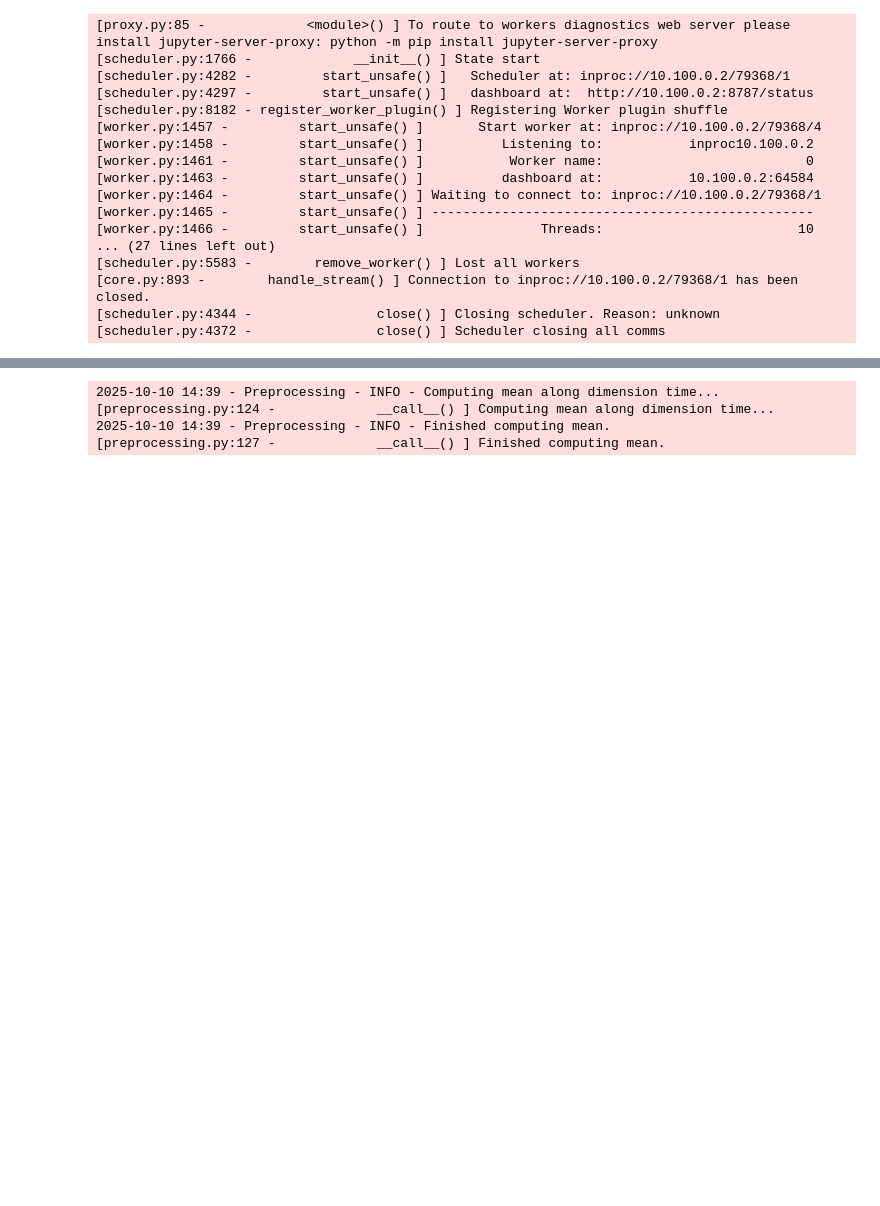
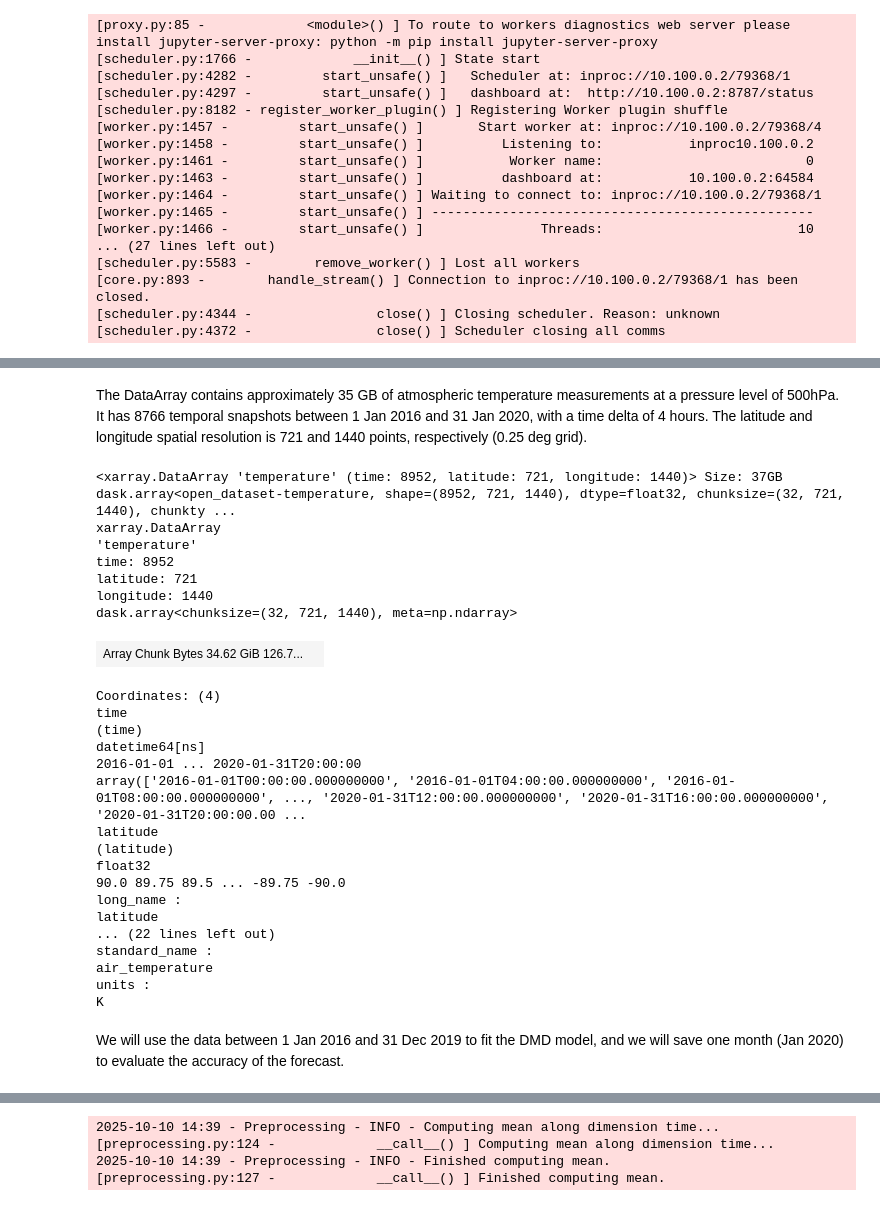
Before and after one commit to dsj976/svdrom, a Jupyter notebook: demos/dmd_demo.ipynb, the cells around one changed output, grey strips where cells are left out. Cells and saved outputs as stored; diff of their text form; code cells hidden in the pictures; blank space fills up the shorter version.

```diff
--- a/demos/dmd_demo.ipynb
+++ b/demos/dmd_demo.ipynb
@@ -40,2 +56,34 @@ X = open_dataarray(era5_path)
 [io.py:68 -       open_dataarray() ] Opening Xarray.DataArray from data/era5_slice.zarr.
+# %% [markdown]
+The DataArray contains approximately 35 GB of atmospheric temperature measurements at a pressure level of 500hPa. It has 8766 temporal snapshots between 1 Jan 2016 and 31 Jan 2020, with a time delta of 4 hours. The latitude and longitude spatial resolution is 721 and 1440 points, respectively (0.25 deg grid).
+# %%
+X
+# %% [output]
+<xarray.DataArray 'temperature' (time: 8952, latitude: 721, longitude: 1440)> Size: 37GB dask.array<open_dataset-temperature, shape=(8952, 721, 1440), dtype=float32, chunksize=(32, 721, 1440), chunkty ...
+xarray.DataArray
+'temperature'
+time: 8952
+latitude: 721
+longitude: 1440
+dask.array<chunksize=(32, 721, 1440), meta=np.ndarray>
+| Array Chunk Bytes 34.62 GiB 126.7... |  |
+Coordinates: (4)
+time
+(time)
+datetime64[ns]
+2016-01-01 ... 2020-01-31T20:00:00
+array(['2016-01-01T00:00:00.000000000', '2016-01-01T04:00:00.000000000', '2016-01-01T08:00:00.000000000', ..., '2020-01-31T12:00:00.000000000', '2020-01-31T16:00:00.000000000', '2020-01-31T20:00:00.00 ...
+latitude
+(latitude)
+float32
+90.0 89.75 89.5 ... -89.75 -90.0
+long_name :
+latitude
+... (22 lines left out)
+standard_name :
+air_temperature
+units :
+K
+# %% [markdown]
+We will use the data between 1 Jan 2016 and 31 Dec 2019 to fit the DMD model, and we will save one month (Jan 2020) to evaluate the accuracy of the forecast.
 # %%
```
Also changed, not shown: parts of 43 cells of this notebook.
